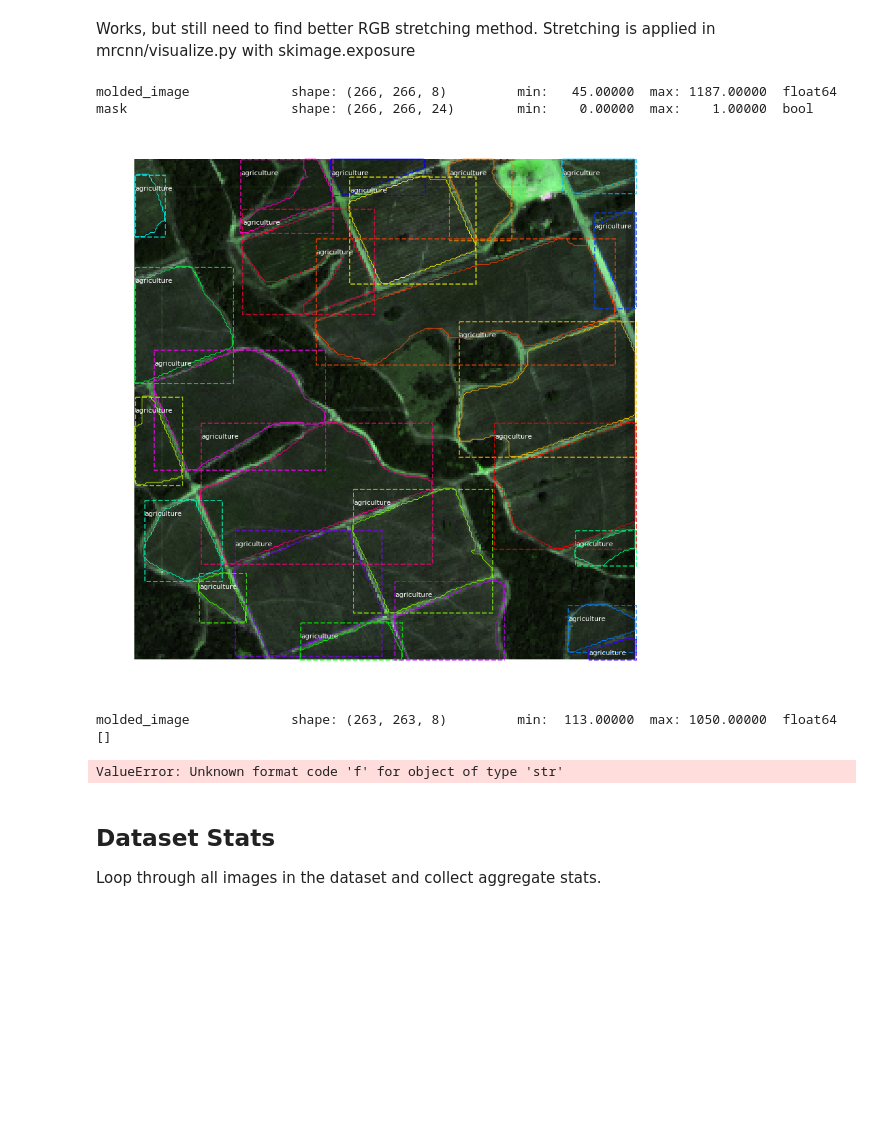
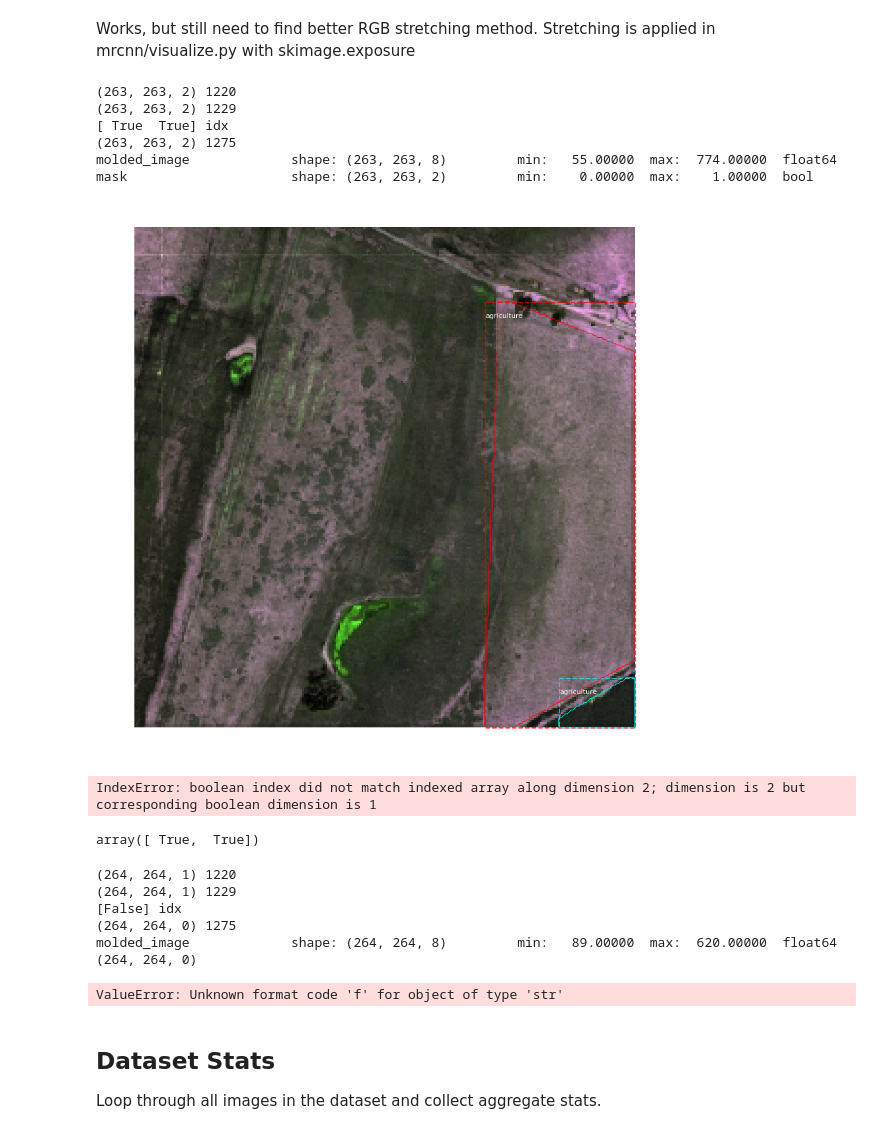
Before and after one commit to agcopenhaver/CropMask_RCNN, a Jupyter notebook: notebooks/crops/inspect_crop_data.ipynb, the cells around one changed output. Saved outputs shown, nothing was run; the diff lists cells and outputs as text; code cells hidden in the pictures; blank space fills up the shorter version.

Commit message:
debugged crops module working through negative sample errors

```diff
--- a/notebooks/crops/inspect_crop_data.ipynb
+++ b/notebooks/crops/inspect_crop_data.ipynb
@@ -155,26 +159,38 @@ for image_id in image_ids:
 Works, but still need to find better RGB stretching method. Stretching is applied in mrcnn/visualize.py with skimage.exposure
 # %%
 # Example of loading a specific image by its source ID
-source_id = "ZA0163343"
+source_id = "ZA0795177"
 
 # Map source ID to Dataset image_id
 # Notice the wv2-gridded prefix: it's the name given to the dataset in WV2Dataset
 image_id = dataset.image_from_source_map["wv2.{}".format(source_id)]
 
 # Load and display
 image, image_meta, class_ids, bbox, mask = modellib.load_image_gt(
         dataset, config, image_id, use_mini_mask=False)
 log("molded_image", image)
 log("mask", mask)
 visualize.display_instances(image, bbox, mask, class_ids, dataset.class_names,
                             show_bbox=True)
 # %% [output]
-molded_image             shape: (266, 266, 8)         min:   45.00000  max: 1187.00000  float64
-mask                     shape: (266, 266, 24)        min:    0.00000  max:    1.00000  bool
+(263, 263, 2) 1220
+(263, 263, 2) 1229
+[ True  True] idx
+(263, 263, 2) 1275
+molded_image             shape: (263, 263, 8)         min:   55.00000  max:  774.00000  float64
+mask                     shape: (263, 263, 2)         min:    0.00000  max:    1.00000  bool
-[figure, old version]
+[figure, new version]
+# %%
+mask[:,:,[False]]
+# %% [output]
+IndexError: boolean index did not match indexed array along dimension 2; dimension is 2 but corresponding boolean dimension is 1
+# %%
+np.sum(mask, axis=(0,1))>0
+# %% [output]
+array([ True,  True])
 # %%
 # Example of loading a specific image by its source ID
-source_id = "ZA0802362"
+source_id = "ZA0494727"
 
 # Map source ID to Dataset image_id
 # Notice the wv2-gridded prefix: it's the name given to the dataset in WV2Dataset
@@ -184,13 +200,17 @@ image_id = dataset.image_from_source_map["wv2.{}".format(source_id)]
 image, image_meta, class_ids, bbox, mask = modellib.load_image_gt(
         dataset, config, image_id, use_mini_mask=False)
 log("molded_image", image)
-print(mask)
+print(mask.shape)
 log("mask", mask)
 visualize.display_instances(image, bbox, mask, class_ids, dataset.class_names,
                             show_bbox=True)
 # %% [output]
-molded_image             shape: (263, 263, 8)         min:  113.00000  max: 1050.00000  float64
-[]
+(264, 264, 1) 1220
+(264, 264, 1) 1229
+[False] idx
+(264, 264, 0) 1275
+molded_image             shape: (264, 264, 8)         min:   89.00000  max:  620.00000  float64
+(264, 264, 0)
 ValueError: Unknown format code 'f' for object of type 'str'
 # %% [markdown]
 ## Dataset Stats
```
Also changed, not shown: parts of 3 cells of this notebook, 4 other files.
